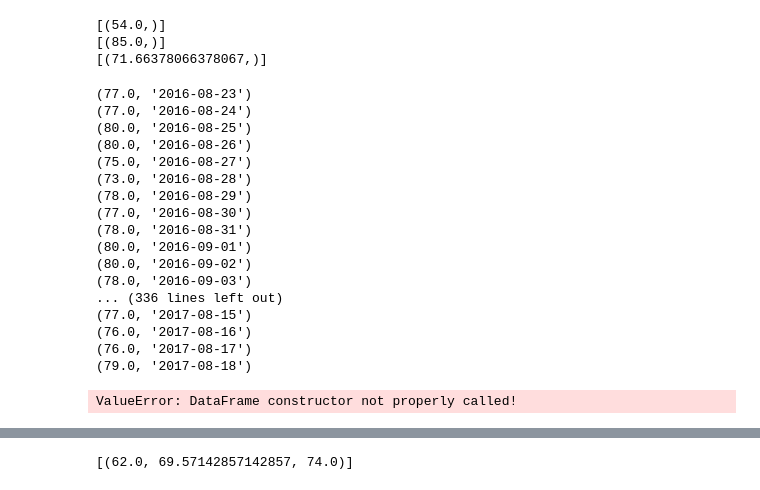
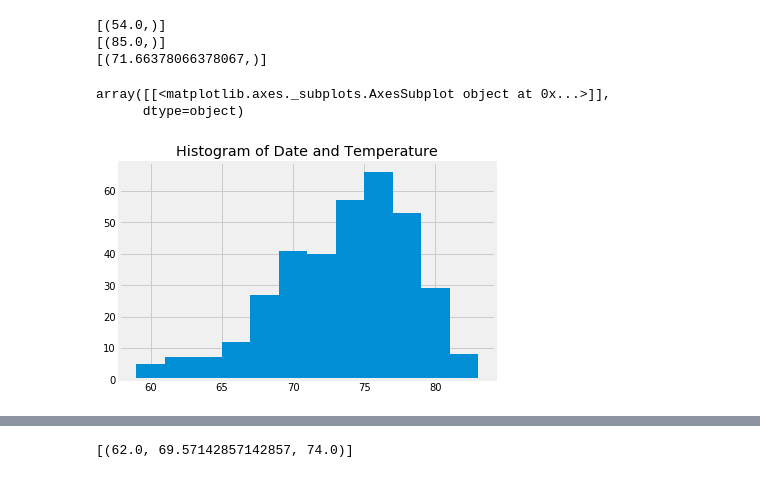
Before and after one commit to klucas11/Surfs-Up, a Jupyter notebook: climate.ipynb, the cells around one changed output, grey strips where cells are left out. Saved outputs shown, nothing was run; the diff lists cells and outputs as text; code cells hidden in the pictures.

Commit message:
Adds histogram

```diff
--- a/climate.ipynb
+++ b/climate.ipynb
@@ -138,31 +139,18 @@ print(average_temp)
 # %%
 # Choose the station with the highest number of temperature observations.
 # Query the last 12 months of temperature observation data for this station and plot the results as a histogram
 station_data = session.query(Measurement.tobs, Measurement.date).\
-    filter(Measurement.station == 'USC00519281').\
-    filter(Measurement.date >= one_year_from_last_date)
-
-for row in station_data:
-    print(row)
+    filter(Measurement.station == 'USC00519281', Measurement.date >= one_year_from_last_date).all()
+# print(station_data)
 
 station_data_df = pd.DataFrame(station_data, columns = ['date', 'temperature'])
 station_data_df.head()
+
+station_data_histogram = station_data_df.hist(bins = 12)
+plt.title("Histogram of Date and Temperature")
+plt.savefig("Histogram of Date and Temperature")
+display(station_data_histogram)
 # %% [output]
-(77.0, '2016-08-23')
-(77.0, '2016-08-24')
-(80.0, '2016-08-25')
-(80.0, '2016-08-26')
-(75.0, '2016-08-27')
-(73.0, '2016-08-28')
-(78.0, '2016-08-29')
-(77.0, '2016-08-30')
-(78.0, '2016-08-31')
-(80.0, '2016-09-01')
-(80.0, '2016-09-02')
-(78.0, '2016-09-03')
-... (336 lines left out)
-(77.0, '2017-08-15')
-(76.0, '2017-08-16')
-(76.0, '2017-08-17')
-(79.0, '2017-08-18')
+array([[<matplotlib.axes._subplots.AxesSubplot object at 0x...>]],
+      dtype=object)
-ValueError: DataFrame constructor not properly called!
+[figure, added]
```
Also changed, not shown: parts of 2 cells of this notebook.
